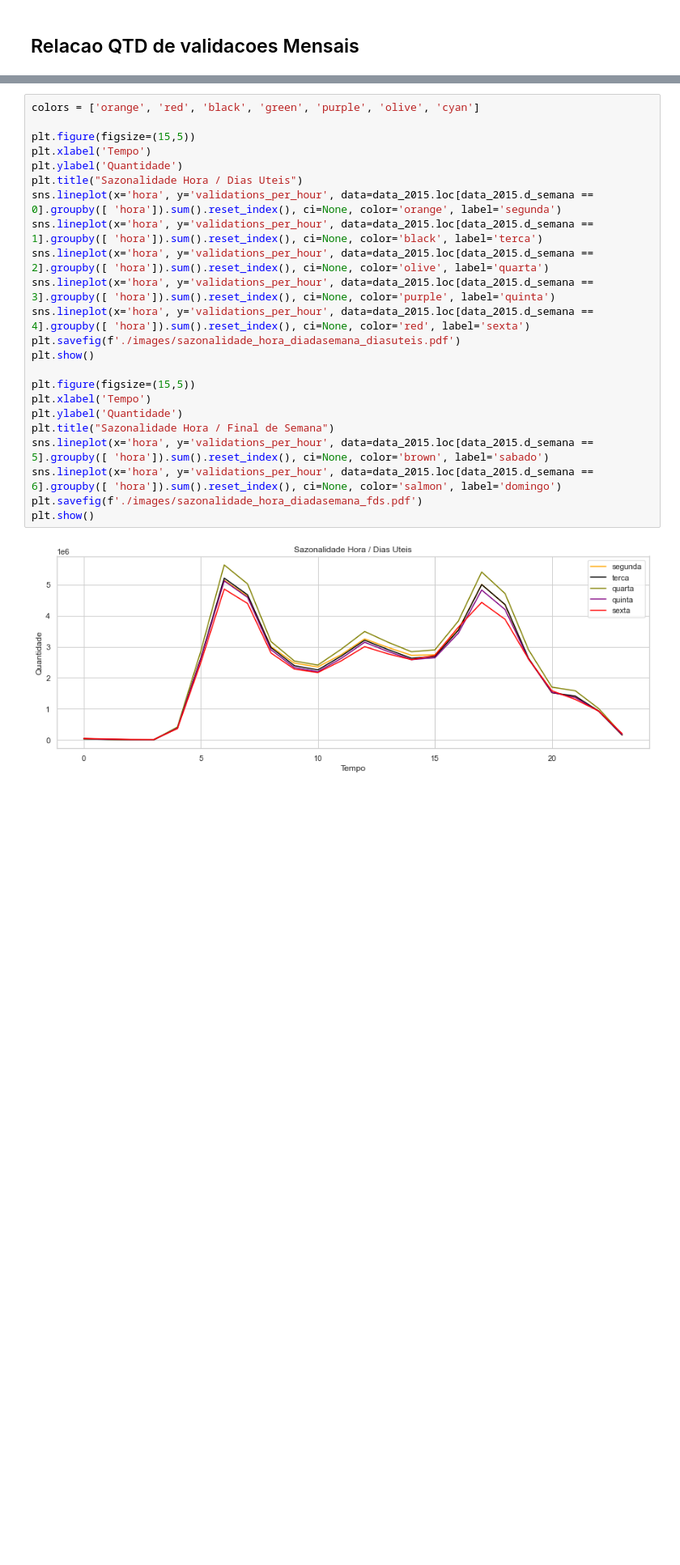
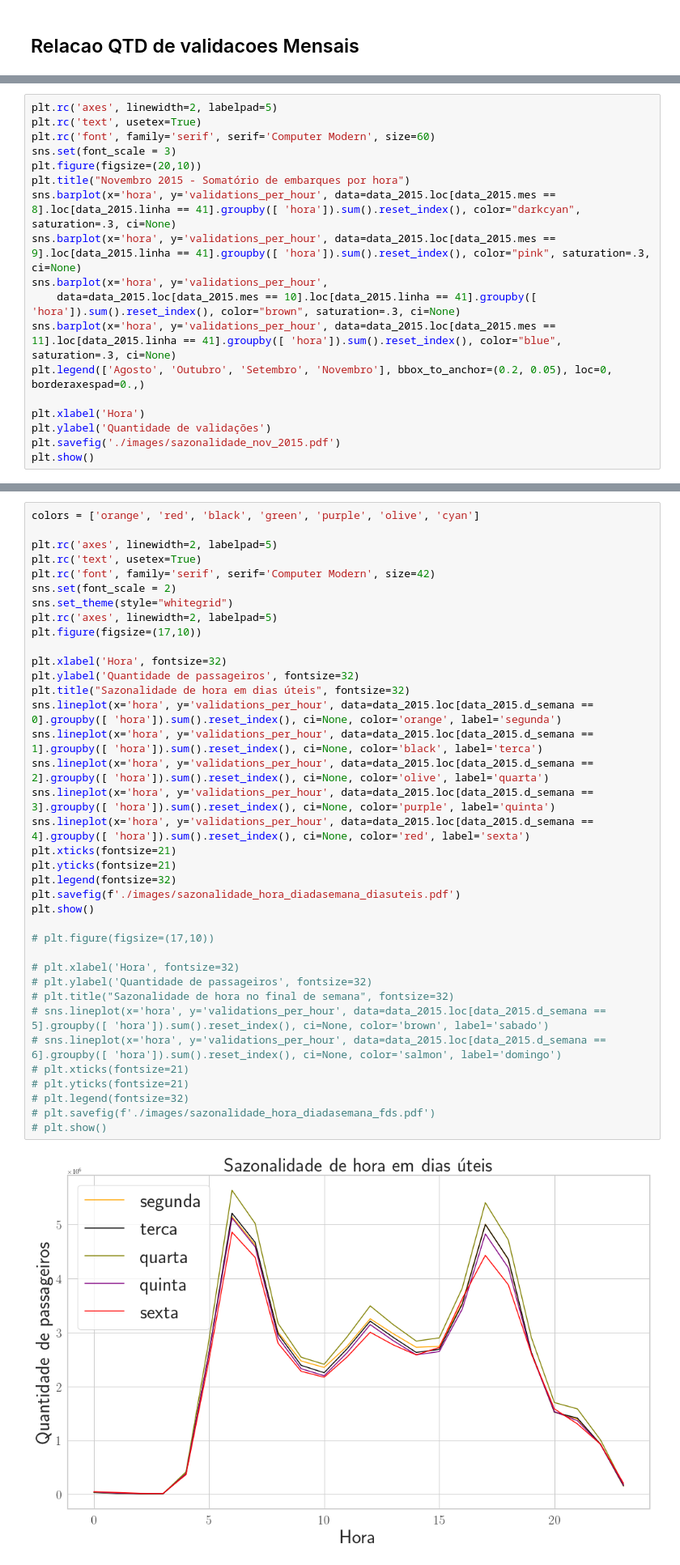
Before and after one commit to medeirosvictor/ds-mobilidade-urbana-fortaleza, a Jupyter notebook: Data-Visualization.ipynb, the cells around one changed output, grey strips where cells are left out. Shown at 81% size. Cells and saved outputs as stored; diff of their text form; blank space fills up the shorter version.

```diff
--- a/Data-Visualization.ipynb
+++ b/Data-Visualization.ipynb
@@ -162,0 +179,18 @@ plt.show()
+# %%
+plt.rc('axes', linewidth=2, labelpad=5)
+plt.rc('text', usetex=True)
+plt.rc('font', family='serif', serif='Computer Modern', size=60)
+sns.set(font_scale = 3)
+plt.figure(figsize=(20,10))
+plt.title("Novembro 2015 - Somatório de embarques por hora")
+sns.barplot(x='hora', y='validations_per_hour', data=data_2015.loc[data_2015.mes == 8].loc[data_2015.linha == 41].groupby([ 'hora']).sum().reset_index(), color="darkcyan", saturation=.3, ci=None)
+sns.barplot(x='hora', y='validations_per_hour', data=data_2015.loc[data_2015.mes == 9].loc[data_2015.linha == 41].groupby([ 'hora']).sum().reset_index(), color="pink", saturation=.3, ci=None)
+sns.barplot(x='hora', y='validations_per_hour',
+    data=data_2015.loc[data_2015.mes == 10].loc[data_2015.linha == 41].groupby([ 'hora']).sum().reset_index(), color="brown", saturation=.3, ci=None)
+sns.barplot(x='hora', y='validations_per_hour', data=data_2015.loc[data_2015.mes == 11].loc[data_2015.linha == 41].groupby([ 'hora']).sum().reset_index(), color="blue", saturation=.3, ci=None)
+plt.legend(['Agosto', 'Outubro', 'Setembro', 'Novembro'], bbox_to_anchor=(0.2, 0.05), loc=0, borderaxespad=0.,)
+
+plt.xlabel('Hora')
+plt.ylabel('Quantidade de validações')
+plt.savefig('./images/sazonalidade_nov_2015.pdf')
+plt.show()
@@ -163,25 +199,39 @@ plt.show()
 # %%
 colors = ['orange', 'red', 'black', 'green', 'purple', 'olive', 'cyan']
 
-plt.figure(figsize=(15,5))
-plt.xlabel('Tempo')
-plt.ylabel('Quantidade')
-plt.title("Sazonalidade Hora / Dias Uteis")
+plt.rc('axes', linewidth=2, labelpad=5)
+plt.rc('text', usetex=True)
+plt.rc('font', family='serif', serif='Computer Modern', size=42)
+sns.set(font_scale = 2)
+sns.set_theme(style="whitegrid")
+plt.rc('axes', linewidth=2, labelpad=5)
+plt.figure(figsize=(17,10))
+
+plt.xlabel('Hora', fontsize=32)
+plt.ylabel('Quantidade de passageiros', fontsize=32)
+plt.title("Sazonalidade de hora em dias úteis", fontsize=32)
 sns.lineplot(x='hora', y='validations_per_hour', data=data_2015.loc[data_2015.d_semana == 0].groupby([ 'hora']).sum().reset_index(), ci=None, color='orange', label='segunda')
 sns.lineplot(x='hora', y='validations_per_hour', data=data_2015.loc[data_2015.d_semana == 1].groupby([ 'hora']).sum().reset_index(), ci=None, color='black', label='terca')
 sns.lineplot(x='hora', y='validations_per_hour', data=data_2015.loc[data_2015.d_semana == 2].groupby([ 'hora']).sum().reset_index(), ci=None, color='olive', label='quarta')
 sns.lineplot(x='hora', y='validations_per_hour', data=data_2015.loc[data_2015.d_semana == 3].groupby([ 'hora']).sum().reset_index(), ci=None, color='purple', label='quinta')
 sns.lineplot(x='hora', y='validations_per_hour', data=data_2015.loc[data_2015.d_semana == 4].groupby([ 'hora']).sum().reset_index(), ci=None, color='red', label='sexta')
+plt.xticks(fontsize=21)
+plt.yticks(fontsize=21)
+plt.legend(fontsize=32)
 plt.savefig(f'./images/sazonalidade_hora_diadasemana_diasuteis.pdf')
 plt.show()
 
-plt.figure(figsize=(15,5))
-plt.xlabel('Tempo')
-plt.ylabel('Quantidade')
-plt.title("Sazonalidade Hora / Final de Semana")
-sns.lineplot(x='hora', y='validations_per_hour', data=data_2015.loc[data_2015.d_semana == 5].groupby([ 'hora']).sum().reset_index(), ci=None, color='brown', label='sabado')
-sns.lineplot(x='hora', y='validations_per_hour', data=data_2015.loc[data_2015.d_semana == 6].groupby([ 'hora']).sum().reset_index(), ci=None, color='salmon', label='domingo')
-plt.savefig(f'./images/sazonalidade_hora_diadasemana_fds.pdf')
-plt.show()
+# plt.figure(figsize=(17,10))
+
+# plt.xlabel('Hora', fontsize=32)
+# plt.ylabel('Quantidade de passageiros', fontsize=32)
+# plt.title("Sazonalidade de hora no final de semana", fontsize=32)
+# sns.lineplot(x='hora', y='validations_per_hour', data=data_2015.loc[data_2015.d_semana == 5].groupby([ 'hora']).sum().reset_index(), ci=None, color='brown', label='sabado')
+# sns.lineplot(x='hora', y='validations_per_hour', data=data_2015.loc[data_2015.d_semana == 6].groupby([ 'hora']).sum().reset_index(), ci=None, color='salmon', label='domingo')
+# plt.xticks(fontsize=21)
+# plt.yticks(fontsize=21)
+# plt.legend(fontsize=32)
+# plt.savefig(f'./images/sazonalidade_hora_diadasemana_fds.pdf')
+# plt.show()
 # %% [output]
-[figure, old version]
+[figure, new version]
```
Also changed, not shown: parts of 18 cells of this notebook, 51 other files.
